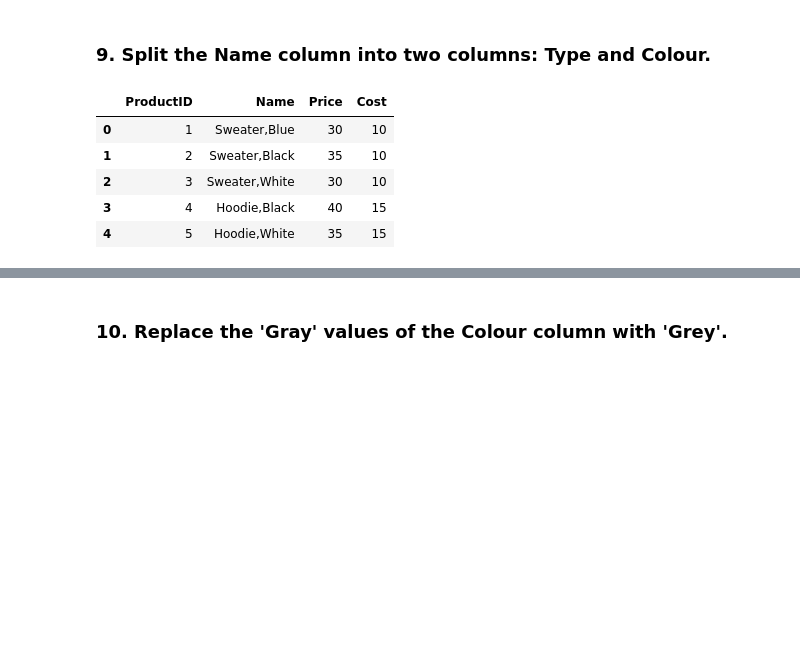
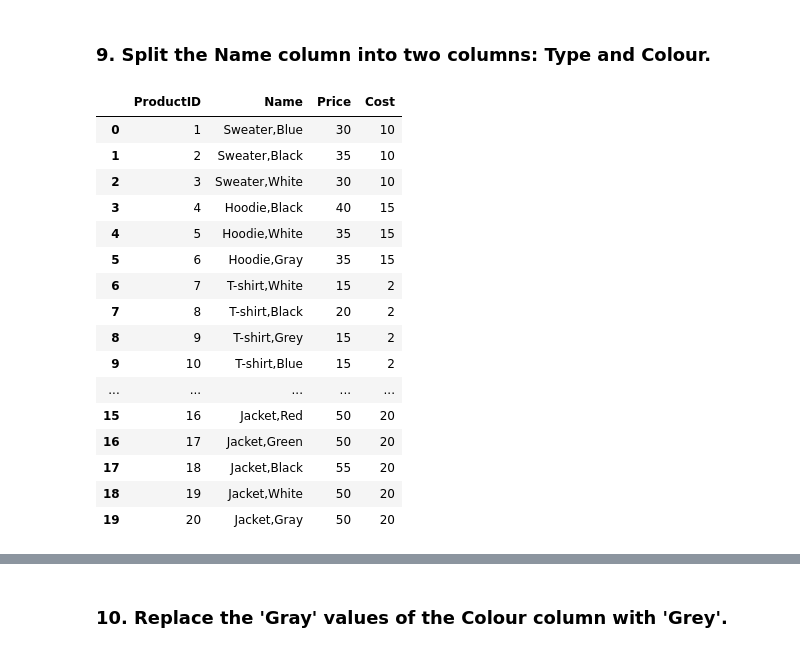
Before and after one commit to thandierab/BTSCR-CaseStudy--Python-, a Jupyter notebook: WorkFiles/AnalyseAndVisualize.ipynb, the cells around one changed output, grey strips where cells are left out. Drawn from its saved outputs; the diff is of its cells as text; code cells hidden in the pictures; blank space fills up the shorter version.

```diff
--- a/WorkFiles/AnalyseAndVisualize.ipynb
+++ b/WorkFiles/AnalyseAndVisualize.ipynb
@@ -263,14 +317,25 @@ memory usage: 40.9+ KB
 ### 9. Split the Name column into two columns: Type and Colour.
 # %%
 # View the top 5 rows of products_df
-products_df.head()
+products_df
 # %% [output]
 |  | ProductID | Name | Price | Cost |
 | 0 | 1 | Sweater,Blue | 30 | 10 |
 | 1 | 2 | Sweater,Black | 35 | 10 |
 | 2 | 3 | Sweater,White | 30 | 10 |
 | 3 | 4 | Hoodie,Black | 40 | 15 |
 | 4 | 5 | Hoodie,White | 35 | 15 |
+| 5 | 6 | Hoodie,Gray | 35 | 15 |
+| 6 | 7 | T-shirt,White | 15 | 2 |
+| 7 | 8 | T-shirt,Black | 20 | 2 |
+| 8 | 9 | T-shirt,Grey | 15 | 2 |
+| 9 | 10 | T-shirt,Blue | 15 | 2 |
+| ... | ... | ... | ... | ... |
+| 15 | 16 | Jacket,Red | 50 | 20 |
+| 16 | 17 | Jacket,Green | 50 | 20 |
+| 17 | 18 | Jacket,Black | 55 | 20 |
+| 18 | 19 | Jacket,White | 50 | 20 |
+| 19 | 20 | Jacket,Gray | 50 | 20 |
 # %%
 # Create Type and Colour columns by splitting the Name column
 products_df['Type'] = products_df['Name'].str.split(',', expand=True)[0]
```
Also changed, not shown: parts of 73 cells of this notebook, 1 other file.
